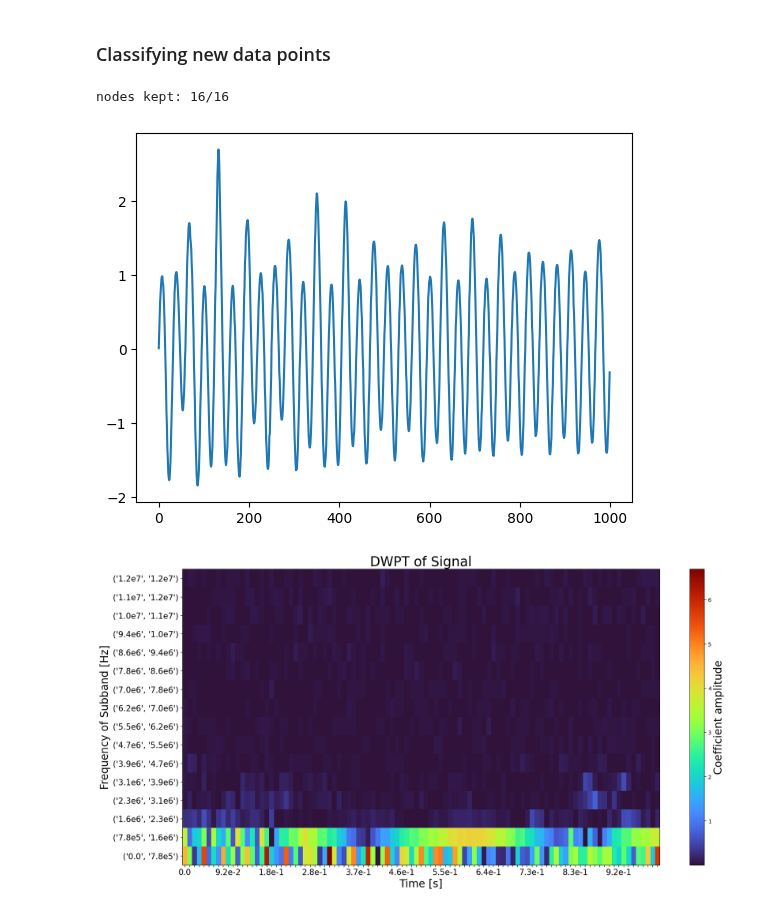
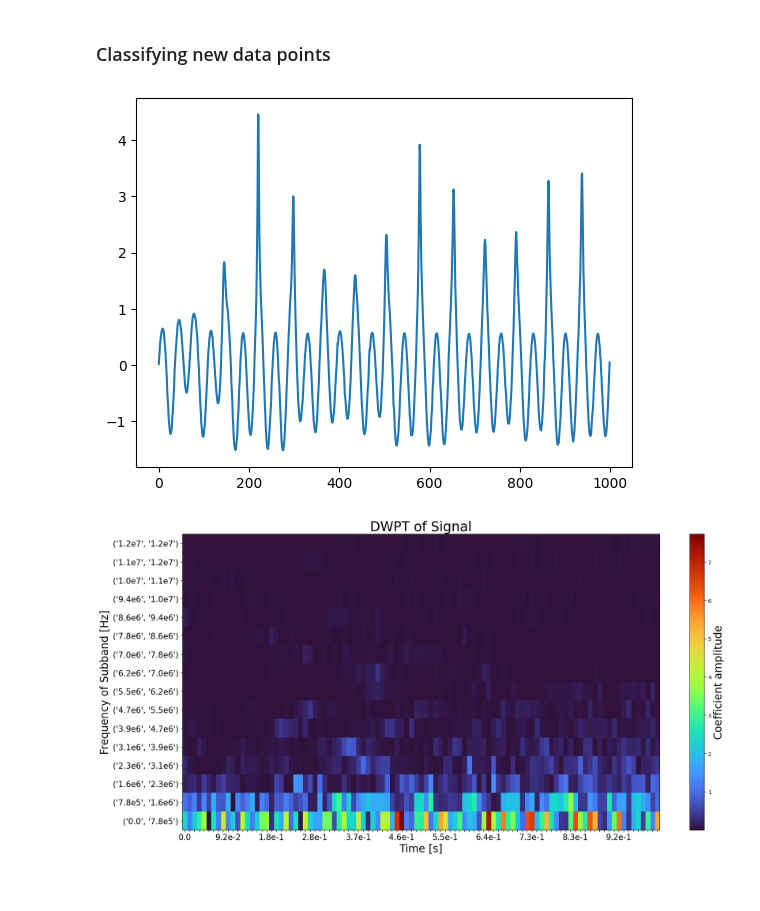
Before and after one commit to USonixGroup/wpt-cavitation, a Jupyter notebook: notebooks/mixture_of_gaussians.ipynb, the cells around one changed output. Saved outputs shown, nothing was run; the diff lists cells and outputs as text; code cells hidden in the pictures.

```diff
--- a/notebooks/mixture_of_gaussians.ipynb
+++ b/notebooks/mixture_of_gaussians.ipynb
@@ -58,7 +74,7 @@ for frequency in [i * 1E5 for i in range(8, 10)]:
         # plt.show()
         step = int(sampling_rate/real_sampling_rate)
         training_data = train.generate_training_data(
-            data[::step], levels, wavelet, mode, min_energy=0.005, include_low_energy=0
+            data[::step], levels, wavelet, mode, min_energy=0.005, include_low_energy=1
         )
         if wpt_df is None:
             wpt_df = training_data
@@ -175,35 +174,34 @@ plt.show()
 # %% [markdown]
 ### Classifying new data points
 # %%
-frequency = 8E5
+frequency = 7E5
 pac = -2E5
 
 min_energy = 0  # Only nodes with energy at least min_energy * total_energy will be considered
 
 data = train.generate_data(R_init, Rdot_init, frequency, pac, time, tstep, r_measure)
 data = (data - np.mean(data)) / np.std(data)
 data += np.random.normal(0, std_noise, len(data))
 data = data[::step]
 
 new_wpt_df, new_tr_ob = train.generate_training_data(
     data,
     levels,
     wavelet,
     mode,
     min_energy=min_energy,
     include_tr_ob=True
 )
 
 plt.plot(data)
 plt.show()
 # %% [output]
-nodes kept: 16/16
-[figure, old version]
+[figure, new version]
 # %%
 new_tr_ob.calc_frequencies(real_sampling_rate)
 plot.heisenberg(new_tr_ob)
 # %% [output]
-[figure, old version]
+[figure, new version]
 # %%
 # New testing data from signal
 new_entry = new_wpt_df[classifying_metrics]
```
Also changed, not shown: parts of 6 cells of this notebook.
